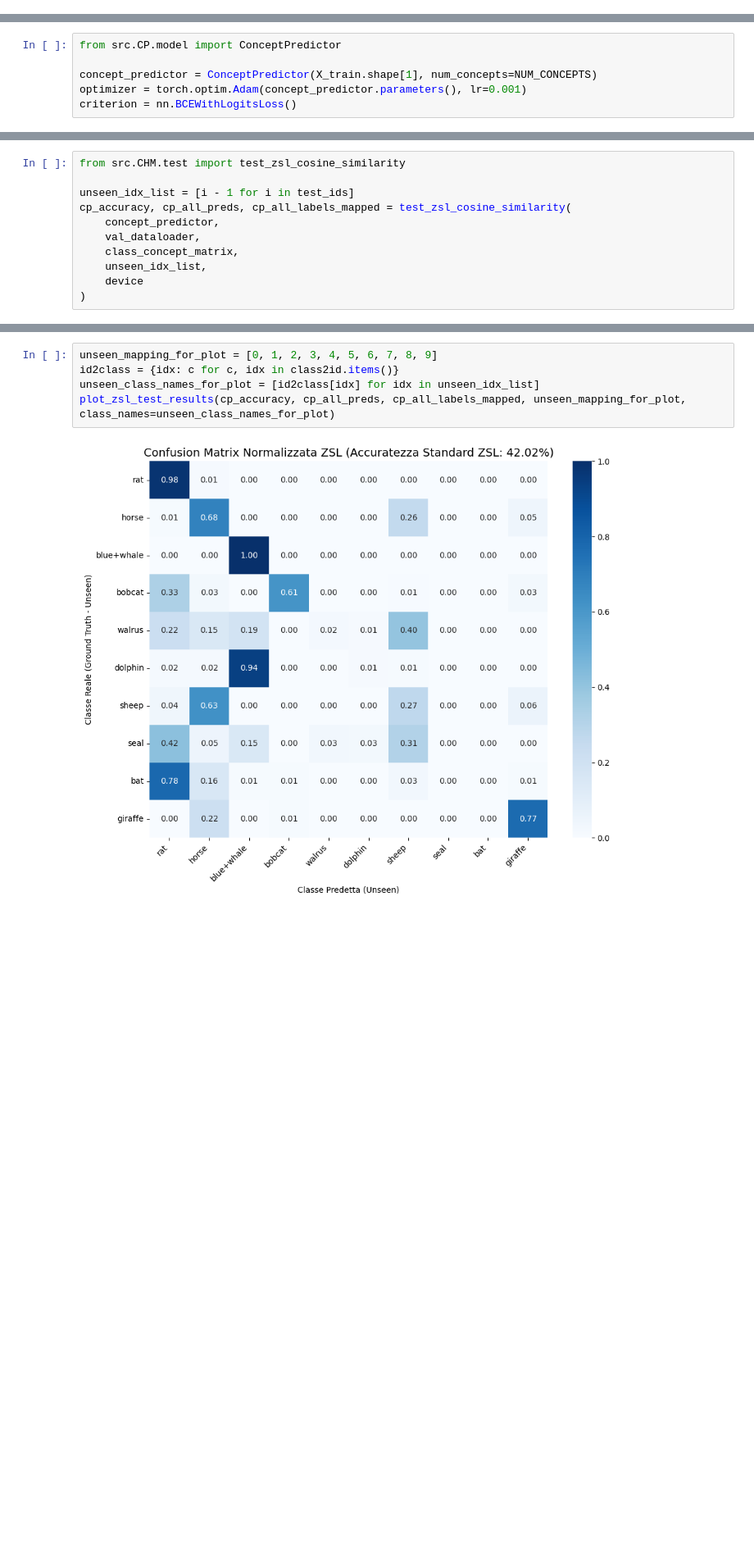
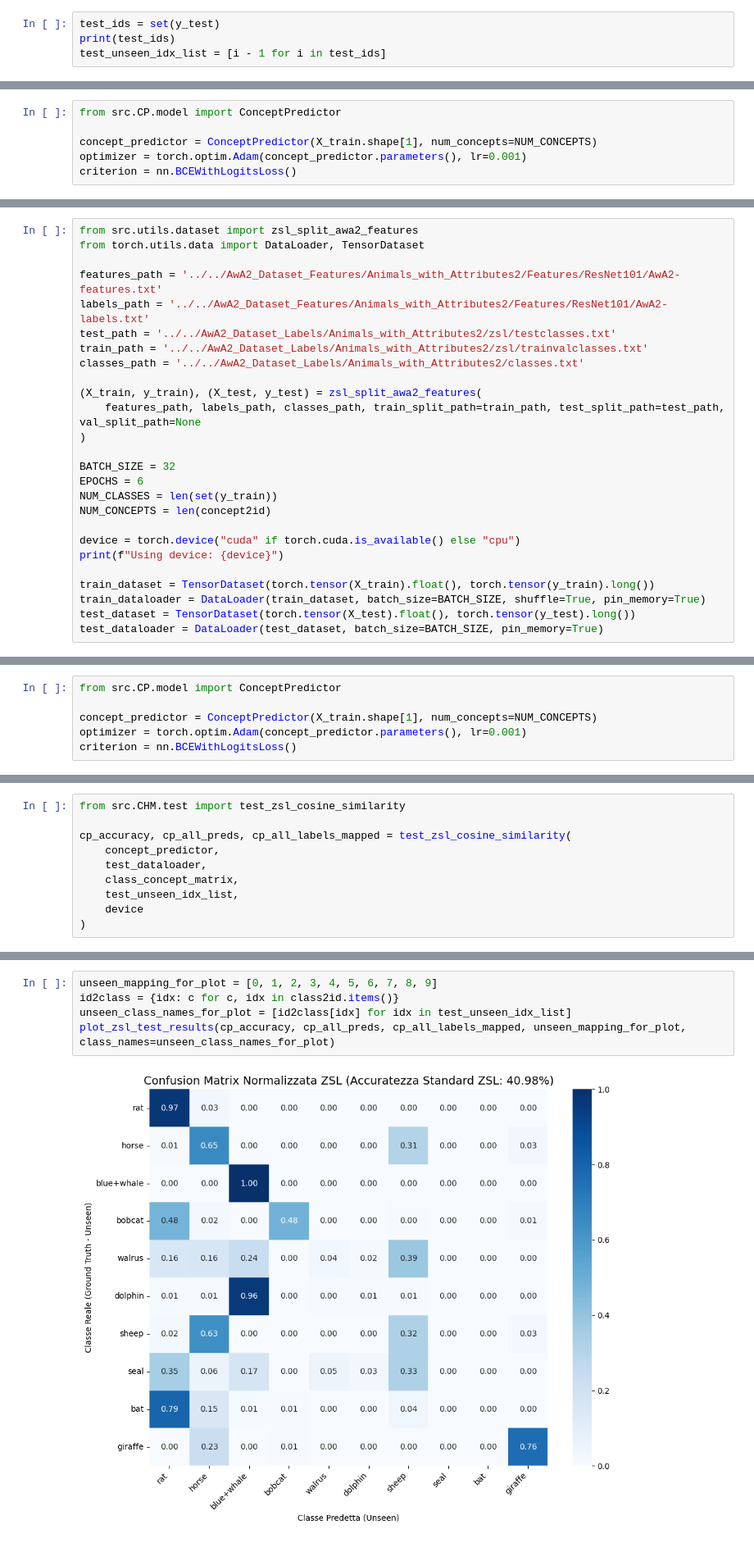
Before and after one commit to stefano-gamba/BoxEmbeddingCBM, a Jupyter notebook: notebooks/awa2/zsl_split_27_13_10_a.ipynb, the cells around one changed output, grey strips where cells are left out. Shown at 82% size. Drawn from its saved outputs; the diff is of its cells as text; blank space fills up the shorter version.

```diff
--- a/notebooks/awa2/zsl_split_27_13_10_a.ipynb
+++ b/notebooks/awa2/zsl_split_27_13_10_a.ipynb
@@ -84,0 +74,4 @@ W_geom = get_geometric_class_weights(box_model, len(classes), len(concepts), dev
+# %%
+test_ids = set(y_test)
+print(test_ids)
+test_unseen_idx_list = [i - 1 for i in test_ids]
@@ -112,0 +262,26 @@ Loss: 1.1308 | Acc: 98.7147
+# %%
+from src.utils.dataset import zsl_split_awa2_features
+from torch.utils.data import DataLoader, TensorDataset
+
+features_path = '../../AwA2_Dataset_Features/Animals_with_Attributes2/Features/ResNet101/AwA2-features.txt'
+labels_path = '../../AwA2_Dataset_Features/Animals_with_Attributes2/Features/ResNet101/AwA2-labels.txt'
+test_path = '../../AwA2_Dataset_Labels/Animals_with_Attributes2/zsl/testclasses.txt'
+train_path = '../../AwA2_Dataset_Labels/Animals_with_Attributes2/zsl/trainvalclasses.txt'
+classes_path = '../../AwA2_Dataset_Labels/Animals_with_Attributes2/classes.txt'
+
+(X_train, y_train), (X_test, y_test) = zsl_split_awa2_features(
+    features_path, labels_path, classes_path, train_split_path=train_path, test_split_path=test_path, val_split_path=None
+)
+
+BATCH_SIZE = 32
+EPOCHS = 6
+NUM_CLASSES = len(set(y_train))
+NUM_CONCEPTS = len(concept2id)
+
+device = torch.device("cuda" if torch.cuda.is_available() else "cpu")
+print(f"Using device: {device}")
+
+train_dataset = TensorDataset(torch.tensor(X_train).float(), torch.tensor(y_train).long())
+train_dataloader = DataLoader(train_dataset, batch_size=BATCH_SIZE, shuffle=True, pin_memory=True)
+test_dataset = TensorDataset(torch.tensor(X_test).float(), torch.tensor(y_test).long())
+test_dataloader = DataLoader(test_dataset, batch_size=BATCH_SIZE, pin_memory=True)
@@ -112,0 +294,6 @@ Loss: 1.1308 | Acc: 98.7147
+# %%
+from src.CP.model import ConceptPredictor
+
+concept_predictor = ConceptPredictor(X_train.shape[1], num_concepts=NUM_CONCEPTS)
+optimizer = torch.optim.Adam(concept_predictor.parameters(), lr=0.001)
+criterion = nn.BCEWithLogitsLoss()
@@ -113,12 +320,11 @@ Loss: 1.1308 | Acc: 98.7147
 # %%
 from src.CHM.test import test_zsl_cosine_similarity
 
-unseen_idx_list = [i - 1 for i in test_ids]
 cp_accuracy, cp_all_preds, cp_all_labels_mapped = test_zsl_cosine_similarity(
     concept_predictor,
-    val_dataloader,
+    test_dataloader,
     class_concept_matrix,
-    unseen_idx_list,
+    test_unseen_idx_list,
     device
 )
 # %% [output]
@@ -126,8 +332,8 @@ Accuratezza ZSL (Cosine Similarity Baseline): 42.02%
 # %%
 unseen_mapping_for_plot = [0, 1, 2, 3, 4, 5, 6, 7, 8, 9]
 id2class = {idx: c for c, idx in class2id.items()}
-unseen_class_names_for_plot = [id2class[idx] for idx in unseen_idx_list]
+unseen_class_names_for_plot = [id2class[idx] for idx in test_unseen_idx_list]
 plot_zsl_test_results(cp_accuracy, cp_all_preds, cp_all_labels_mapped, unseen_mapping_for_plot, class_names=unseen_class_names_for_plot)
 # %% [output]
-[figure, old version]
+[figure, new version]
 Analisi degli Errori Principali nel Test Set Zero-Shot:
```
Also changed, not shown: parts of 20 cells of this notebook, 7 other files.
